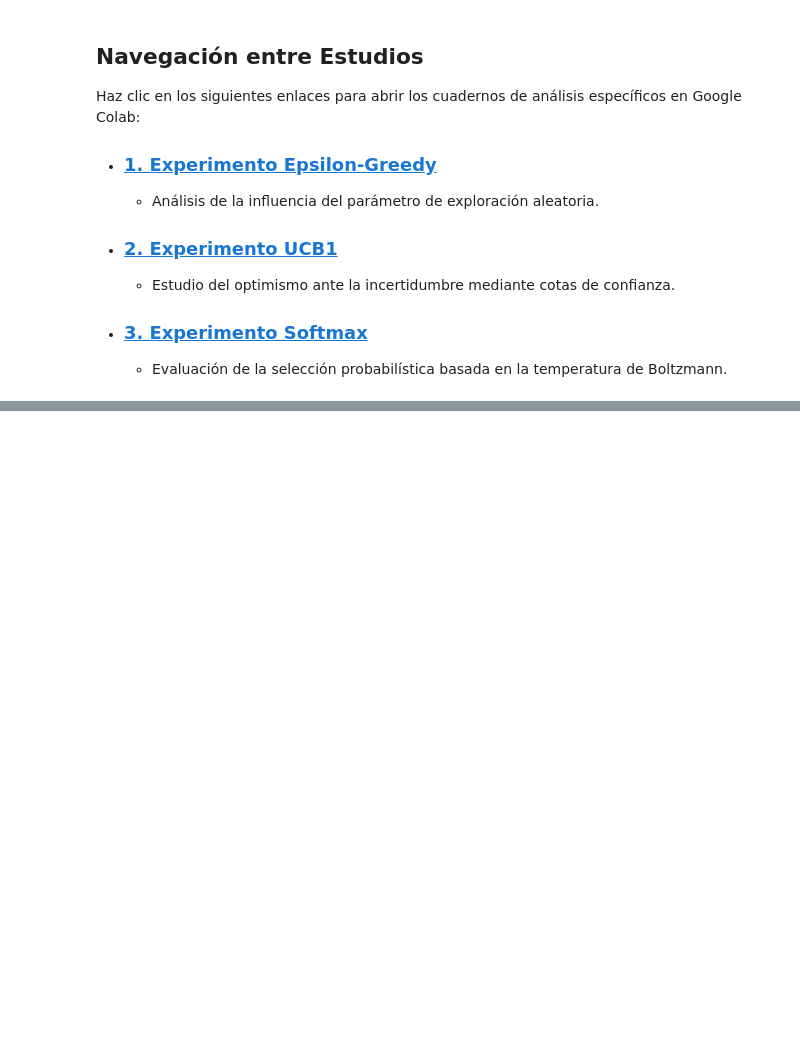
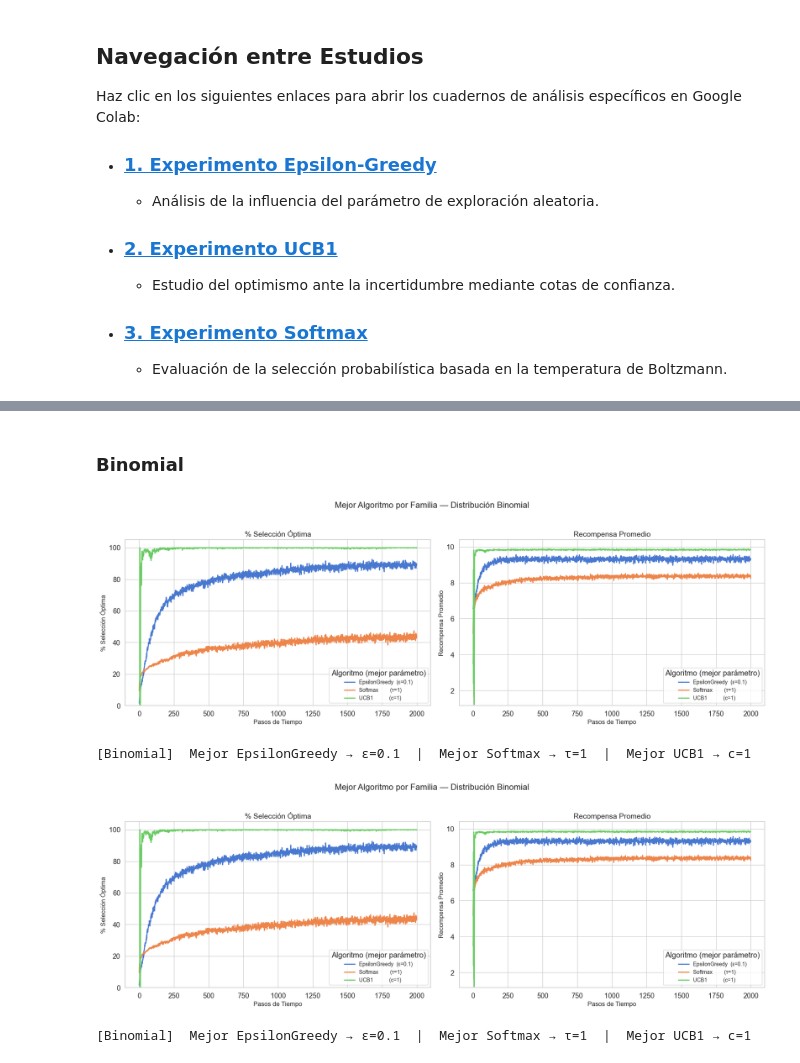
Before and after one commit to kikaymusic/EscuderoRodriguezSanchez, a Jupyter notebook: k_brazos/main.ipynb, the cells around one changed output, grey strips where cells are left out. Drawn from its saved outputs; the diff is of its cells as text; code cells hidden in the pictures; blank space fills up the shorter version.

```diff
--- a/k_brazos/main.ipynb
+++ b/k_brazos/main.ipynb
@@ -79,0 +104,9 @@ Haz clic en los siguientes enlaces para abrir los cuadernos de análisis especí
+# %% [markdown]
+### Binomial
+# %%
+plot_best_comparison(df_eps, df_softmax, df_ucb, distribution='Binomial')
+# %% [output]
+[figure, added]
+[Binomial]  Mejor EpsilonGreedy → ε=0.1  |  Mejor Softmax → τ=1  |  Mejor UCB1 → c=1
+[figure, added]
+[Binomial]  Mejor EpsilonGreedy → ε=0.1  |  Mejor Softmax → τ=1  |  Mejor UCB1 → c=1
```
Also changed, not shown: parts of 7 cells of this notebook, 1 other file.
